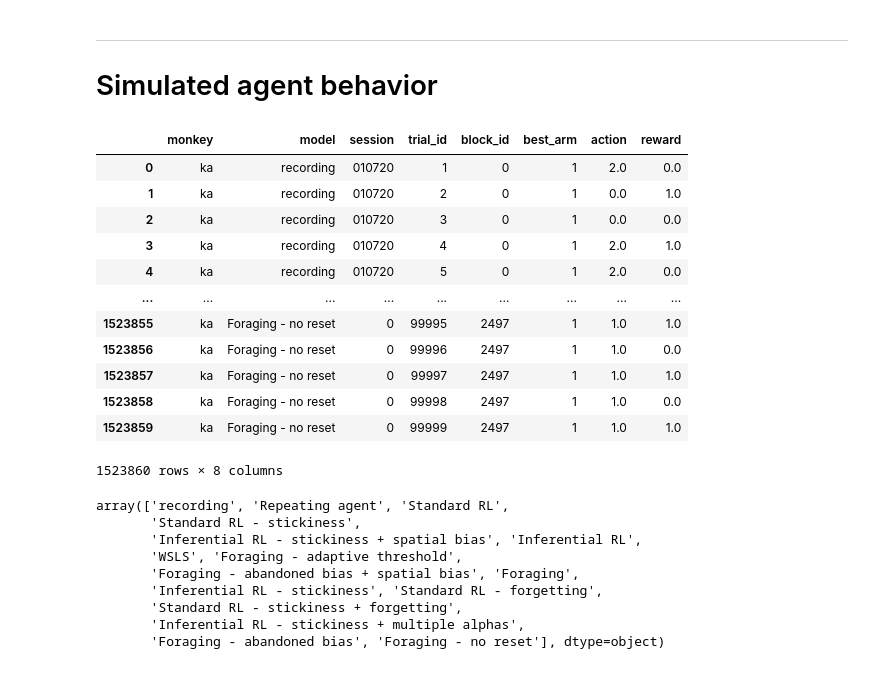
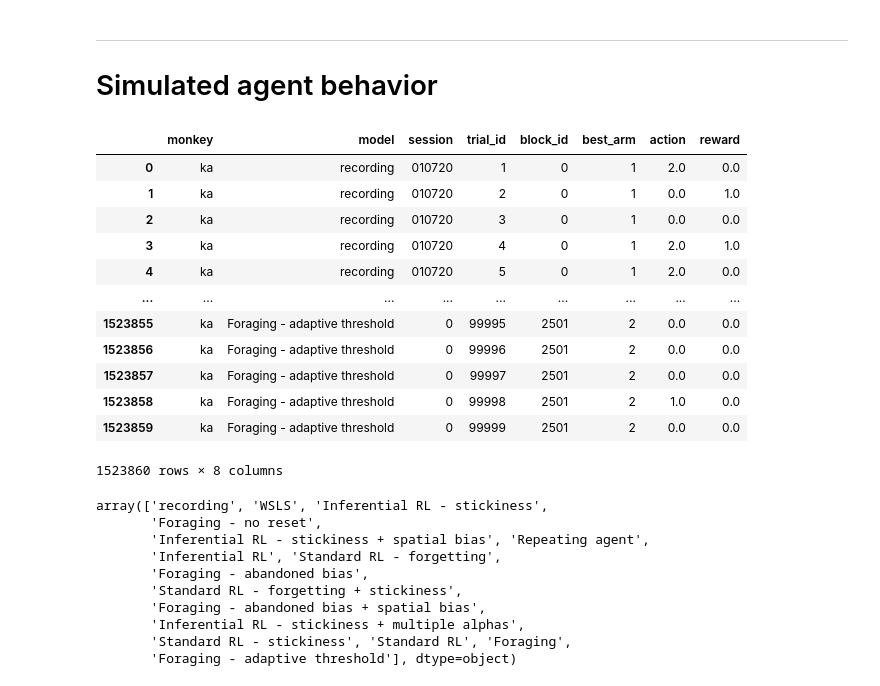
Before and after one commit to ungzs1/popy_05, a Jupyter notebook: notebooks/behav_modeling/simulated_agent_behavior.ipynb, the cells around one changed output. Drawn from its saved outputs; the diff is of its cells as text; code cells hidden in the pictures.

```diff
--- a/notebooks/behav_modeling/simulated_agent_behavior.ipynb
+++ b/notebooks/behav_modeling/simulated_agent_behavior.ipynb
@@ -22,31 +22,32 @@ Matplotlib created a temporary cache directory at /tmp/matplotlib-1_g4a6pw becau
 # %%
 # check data for example monkey
 monkey = 'ka'
-behav = pd.read_pickle(os.path.join(PROJECT_PATH_LOCAL, 'notebooks', 'behav_modeling', f'results', 'fitting_first15', f'simulation_behaviors_{monkey}.pkl'))
+behav = pd.read_pickle(os.path.join(PROJECT_PATH_LOCAL, 'notebooks', 'behav_modeling', f'results', 'fitting', f'simulation_behaviors_{monkey}.pkl'))
 behav
 # %% [output]
 |  | monkey | model | session | trial_id | block_id | best_arm | action | reward |
 | 0 | ka | recording | 010720 | 1 | 0 | 1 | 2.0 | 0.0 |
 | 1 | ka | recording | 010720 | 2 | 0 | 1 | 0.0 | 1.0 |
 | 2 | ka | recording | 010720 | 3 | 0 | 1 | 0.0 | 0.0 |
 | 3 | ka | recording | 010720 | 4 | 0 | 1 | 2.0 | 1.0 |
 | 4 | ka | recording | 010720 | 5 | 0 | 1 | 2.0 | 0.0 |
 | ... | ... | ... | ... | ... | ... | ... | ... | ... |
-| 1523855 | ka | Foraging - no reset | 0 | 99995 | 2497 | 1 | 1.0 | 1.0 |
-| 1523856 | ka | Foraging - no reset | 0 | 99996 | 2497 | 1 | 1.0 | 0.0 |
-| 1523857 | ka | Foraging - no reset | 0 | 99997 | 2497 | 1 | 1.0 | 1.0 |
-| 1523858 | ka | Foraging - no reset | 0 | 99998 | 2497 | 1 | 1.0 | 0.0 |
-| 1523859 | ka | Foraging - no reset | 0 | 99999 | 2497 | 1 | 1.0 | 1.0 |
+| 1523855 | ka | Foraging - adaptive threshold | 0 | 99995 | 2501 | 2 | 0.0 | 0.0 |
+| 1523856 | ka | Foraging - adaptive threshold | 0 | 99996 | 2501 | 2 | 0.0 | 0.0 |
+| 1523857 | ka | Foraging - adaptive threshold | 0 | 99997 | 2501 | 2 | 0.0 | 0.0 |
+| 1523858 | ka | Foraging - adaptive threshold | 0 | 99998 | 2501 | 2 | 1.0 | 0.0 |
+| 1523859 | ka | Foraging - adaptive threshold | 0 | 99999 | 2501 | 2 | 0.0 | 0.0 |
 1523860 rows × 8 columns
 # %%
 behav.model.unique()
 # %% [output]
-array(['recording', 'Repeating agent', 'Standard RL',
-       'Standard RL - stickiness',
-       'Inferential RL - stickiness + spatial bias', 'Inferential RL',
-       'WSLS', 'Foraging - adaptive threshold',
-       'Foraging - abandoned bias + spatial bias', 'Foraging',
-       'Inferential RL - stickiness', 'Standard RL - forgetting',
-       'Standard RL - stickiness + forgetting',
+array(['recording', 'WSLS', 'Inferential RL - stickiness',
+       'Foraging - no reset',
+       'Inferential RL - stickiness + spatial bias', 'Repeating agent',
+       'Inferential RL', 'Standard RL - forgetting',
+       'Foraging - abandoned bias',
+       'Standard RL - forgetting + stickiness',
+       'Foraging - abandoned bias + spatial bias',
        'Inferential RL - stickiness + multiple alphas',
-       'Foraging - abandoned bias', 'Foraging - no reset'], dtype=object)
+       'Standard RL - stickiness', 'Standard RL', 'Foraging',
+       'Foraging - adaptive threshold'], dtype=object)
```
Also changed, not shown: parts of 7 cells of this notebook, 13 other files.
